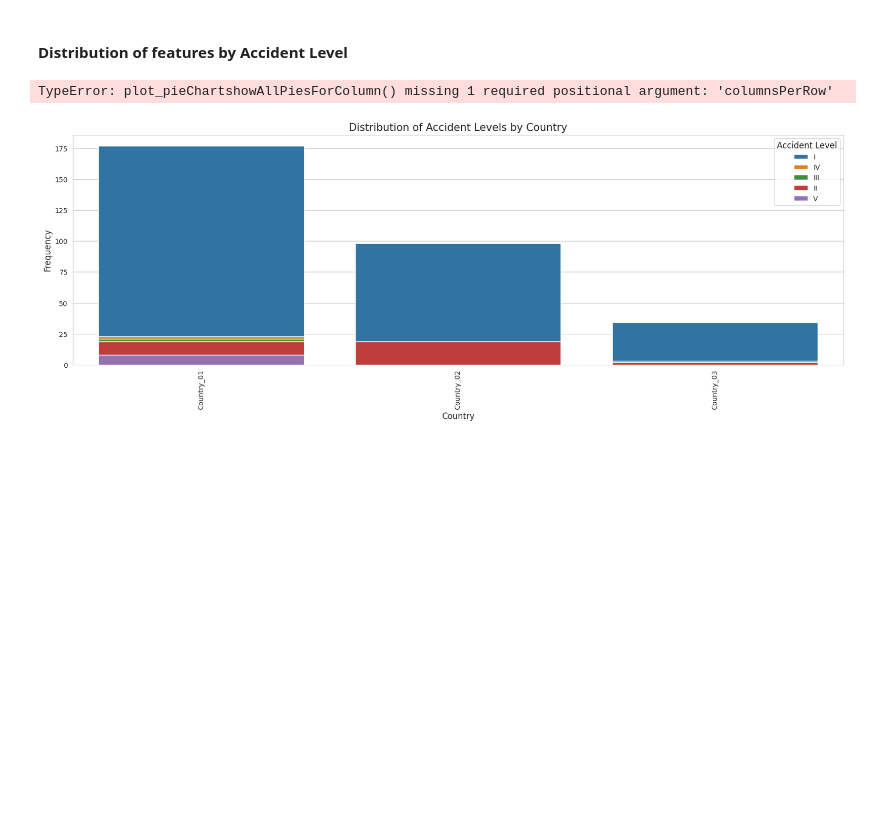
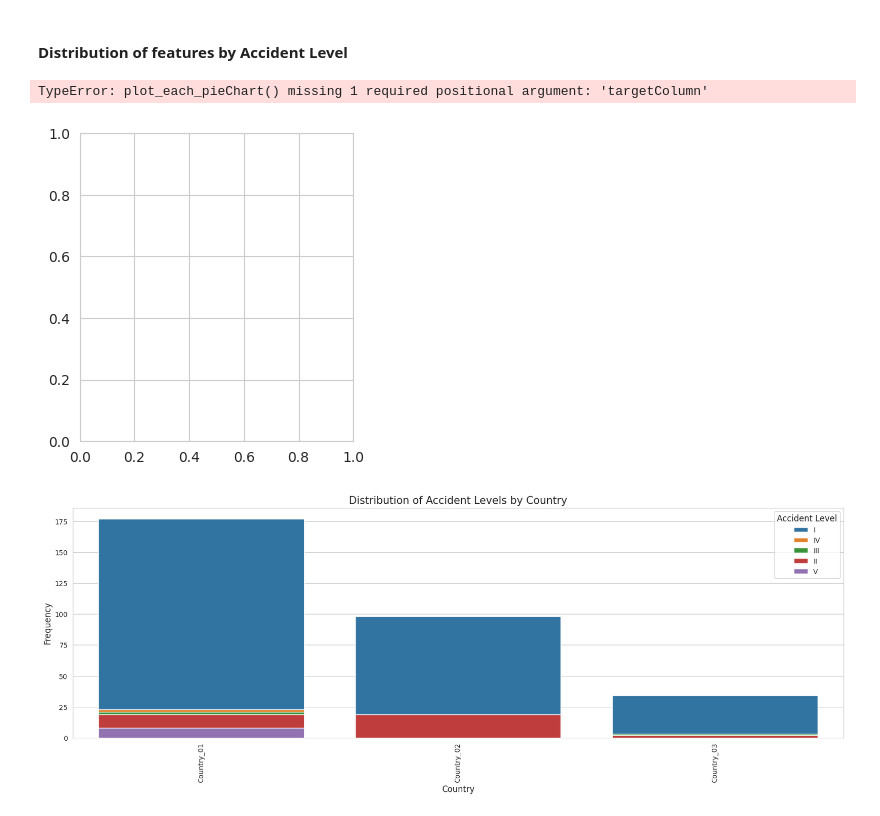
Before and after one commit to MeeruChandra/GL_NLP1_Group2, a Jupyter notebook: GLCapstone_NLP1.ipynb, the cells around one changed output. Saved outputs shown, nothing was run; the diff lists cells and outputs as text; code cells hidden in the pictures; blank space fills up the shorter version.

```diff
--- a/GLCapstone_NLP1.ipynb
+++ b/GLCapstone_NLP1.ipynb
@@ -468,7 +468,7 @@ def plot_accident_levels(df_temp, column, figsize=(20, 6), title_fontsize=15, la
 def plot_each_pieChart(df_temp,columnName,columnValue,targetColumn ):
   plt.pie(df_temp[df_temp[columnName]==columnValue][targetColumn].value_counts(),labels=df_temp[df_temp[columnName]==columnValue][targetColumn].value_counts().index,autopct='%1.1f%%');
 
-def plot_pieChartshowAllPiesForColumn(df_temp, columnName,columnsPerRow):
+def plot_pieChartshowAllPiesForColumn(df_temp, columnName,targetColumn,columnsPerRow):
   noOfUniques=len(df_temp[columnName].unique())
   noOfColumns=columnsPerRow
   noOfRows=int(np.ceil(noOfUniques/noOfColumns))
@@ -477,14 +477,15 @@ def plot_pieChartshowAllPiesForColumn(df_temp, columnName,columnsPerRow):
   plt.figure(figsize=(noOfColumns*4,noOfRows*4));
   for i, column in enumerate(df_temp[columnName].unique()):
     plt.subplot(noOfRows,noOfColumns,i+1)
-    showPieOfAccidentsByColumn(columnName,column)
+    plot_each_pieChart(df_temp,columnName,column,targetColumn)
     plt.title('Accident Level vs '+column)
   plt.show()
 # %%
 
-plot_pieChartshowAllPiesForColumn(df_proc_1, 'Country')
+plot_pieChartshowAllPiesForColumn(df_proc_1, 'Country','Accident_Level', 3)
 # %% [output]
-TypeError: plot_pieChartshowAllPiesForColumn() missing 1 required positional argument: 'columnsPerRow'
+TypeError: plot_each_pieChart() missing 1 required positional argument: 'targetColumn'
+[figure, added]
 # %%
 plot_accident_levels(df_proc_1, 'Country')
 # %% [output]
```
